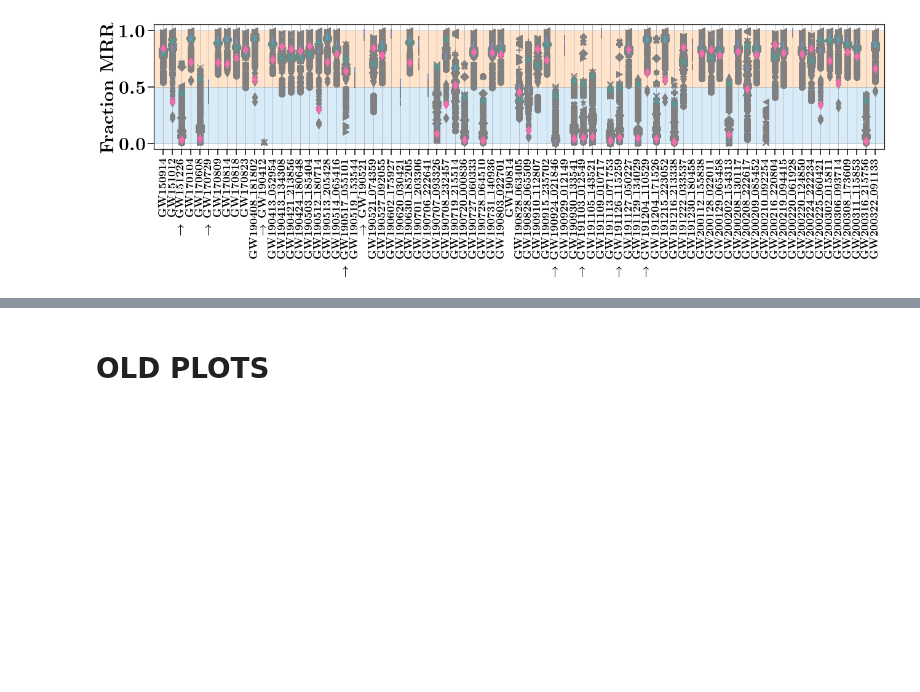
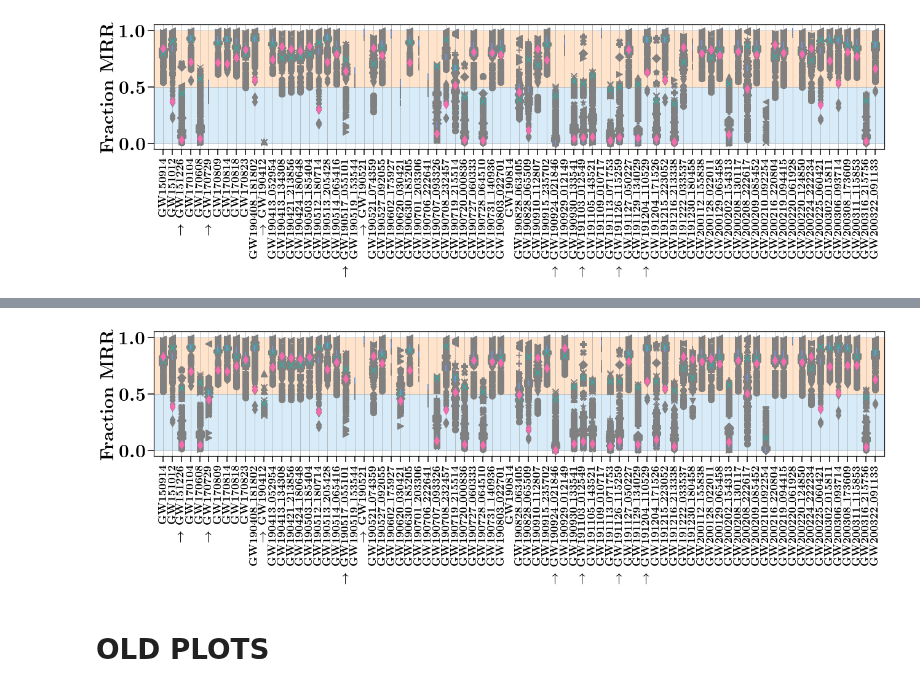
Before and after one commit to FloorBroekgaarden/MRR_Project, a Jupyter notebook: Figure6_GW_Ratio_MRR_vs_non_MRR/fraction_MRR_for_GW_CI.ipynb, the cells around one changed output, grey strips where cells are left out. Drawn from its saved outputs; the diff is of its cells as text; code cells hidden in the pictures; blank space fills up the shorter version.

```diff
--- a/Figure6_GW_Ratio_MRR_vs_non_MRR/fraction_MRR_for_GW_CI.ipynb
+++ b/Figure6_GW_Ratio_MRR_vs_non_MRR/fraction_MRR_for_GW_CI.ipynb
@@ -363,3 +363,95 @@ GW200322_091133
 # %%
 r'GW151226', r'GW170729', r'GW190412', 'GW191204_110529', 'GW190924_021846', 'GW190521
 r'GW151226', r'GW170729', r'GW190412', 'GW191204_110529', 'GW190924_021846', 'GW190521', r'GW191103$\_$012549', r'GW191126$\_$115259',  r'GW190517$\_$055101']
+# %%
+GWlist = ['GW150914', 'GW151012', 'GW151226', 'GW170104', 'GW170608', 'GW170729', \
+          'GW170809', 'GW170814', 'GW170818', 'GW170823', 'GW190408_181802', 'GW190412']
+GWlabels_ = ['GW150914', 'GW151012', 'GW151226', 'GW170104', 'GW170608', 'GW170729', \
+          'GW170809', 'GW170814', 'GW170818', 'GW170823', r'GW190408$\_$181802', 'GW190412']
+
+
+
+
+GWlist = ['GW150914', 'GW151012', 'GW151226', 'GW170104', 'GW170608', 'GW170729', 'GW170809', \
+                    'GW170814', 'GW170818', 'GW170823', 'GW190408_181802', 'GW190412', 'GW190413_052954',\
+                    'GW190413_134308', 'GW190421_213856', 'GW190424_180648', 'GW190503_185404', 'GW190512_180714', \
+                    'GW190513_205428', 'GW190514_065416', 'GW190517_055101', 'GW190519_153544', 'GW190521', \
+                    'GW190521_074359', 'GW190527_092055', 'GW190602_175927', 'GW190620_030421', 'GW190630_185205', \
+                    'GW190701_203306', 'GW190706_222641', 'GW190707_093326', 'GW190708_232457', 'GW190719_215514',\
+                    'GW190720_000836', 'GW190727_060333', 'GW190728_064510', 'GW190731_140936', 'GW190803_022701',\
+                    'GW190814', 'GW190828_063405', 'GW190828_065509', 'GW190910_112807', 'GW190915_235702', \
+                    'GW190924_021846', 'GW190929_012149', 'GW190930_133541', 'GW191103_012549', 'GW191105_143521',\
+                    'GW191109_010717', 'GW191113_071753', 'GW191126_115259', 'GW191127_050227', 'GW191129_134029', \
+                    'GW191204_110529', 'GW191204_171526', 'GW191215_223052', 'GW191216_213338', 'GW191222_033537', \
+                    'GW191230_180458', 'GW200112_155838', 'GW200128_022011', 'GW200129_065458', 'GW200202_154313', \
+                    'GW200208_130117', 'GW200208_222617', 'GW200209_085452', 'GW200210_092254', 'GW200216_220804', \
+                    'GW200219_094415', 'GW200220_061928', 'GW200220_124850', 'GW200224_222234', 'GW200225_060421',\
+                    'GW200302_015811', 'GW200306_093714', 'GW200308_173609', 'GW200311_115853', 'GW200316_215756', 'GW200322_091133']
+
+GWlabels_ = [r'GW150914', r'GW151012', r'GW151226', r'GW170104', r'GW170608', r'GW170729', r'GW170809', \
+                    'GW170814', r'GW170818', r'GW170823', r'GW190408$\_$181802', r'GW190412', r'GW190413$\_$052954',\
+                    'GW190413$\_$134308', r'GW190421$\_$213856', r'GW190424$\_$180648', r'GW190503$\_$185404', r'GW190512$\_$180714', \
+                    'GW190513$\_$205428', r'GW190514$\_$065416', r'GW190517$\_$055101', r'GW190519$\_$153544', r'GW190521', \
+                    'GW190521$\_$074359', r'GW190527$\_$092055', r'GW190602$\_$175927', r'GW190620$\_$030421', r'GW190630$\_$185205', \
+                    'GW190701$\_$203306', r'GW190706$\_$222641', r'GW190707$\_$093326', r'GW190708$\_$232457', r'GW190719$\_$215514',\
+                    'GW190720$\_$000836', r'GW190727$\_$060333', r'GW190728$\_$064510', r'GW190731$\_$140936', r'GW190803$\_$022701',\
+                    'GW190814', r'GW190828$\_$063405', r'GW190828$\_$065509', r'GW190910$\_$112807', r'GW190915$\_$235702', \
+                    'GW190924$\_$021846', r'GW190929$\_$012149', r'GW190930$\_$133541', r'GW191103$\_$012549', r'GW191105$\_$143521',\
+                    'GW191109$\_$010717', r'GW191113$\_$071753', r'GW191126$\_$115259', r'GW191127$\_$050227', r'GW191129$\_$134029', \
+                    'GW191204$\_$110529', r'GW191204$\_$171526', r'GW191215$\_$223052', r'GW191216$\_$213338', r'GW191222$\_$033537', \
+                    'GW191230$\_$180458', r'GW200112$\_$155838', r'GW200128$\_$022011', r'GW200129$\_$065458', r'GW200202$\_$154313', \
+                    'GW200208$\_$130117', r'GW200208$\_$222617', r'GW200209$\_$085452', r'GW200210$\_$092254', r'GW200216$\_$220804', \
+                    'GW200219$\_$094415', r'GW200220$\_$061928', r'GW200220$\_$124850', r'GW200224$\_$222234', r'GW200225$\_$060421',\
+                    'GW200302$\_$015811', r'GW200306$\_$093714', r'GW200308$\_$173609', r'GW200311$\_$115853', r'GW200316$\_$215756', r'GW200322$\_$091133']
+
+
+print(len(GWlabels_))
+
+
+
+
+
+GWfull = ['GW200112$\_$155838']
+
+GWhighlight =  [r'GW151226',  r'GW191103$\_$012549', r'GW191126$\_$115259', r'GW170729', r'GW190517$\_$055101',  r'GW190412', 'GW191204$\_$110529', 'GW190924$\_$021846', 'GW190521']
+
+
+GWlabels = []
+for GWl in GWlabels_:
+
+#     if GWl in [ r'GW151226', r'GW191103$\_$012549', r'GW191126$\_$115259']:
+# #         {\textcolor{cyan}{$\star$}
+#         GWlabels.append(r'$\diamond \,$  \textbf{%s}'%GWl)
+#     elif GWl in [r'GW170729', r'GW190517$\_$055101']:
+#         GWlabels.append(r'$\star \,$  \textbf{%s}'%GWl)
+#     elif GWl in [r'GW190412']:
+#         GWlabels.append(r'$\square \,$  \textbf{%s}'%GWl)
+#     elif GWl in [r'GW191204$\_$110529']:
+#         GWlabels.append(r'$\rightarrow \,$  \textbf{%s}'%GWl)
+    if GWl in GWhighlight:
+        GWlabels.append(r'$\rightarrow \,$  \textbf{%s}'%GWl)
+    else:
+        GWlabels.append(r'\textbf{%s}'%GWl)
+
+# [r'GW151226', r'GW170729']
+
+fs_GW = 30
+
+
+fig, axe = plt.subplots(1,1, figsize=(18,6))
+
+spin_threshold=0.05
+
+ylims =[-1,79]
+axe = plotMRR_nonMRR_GW_events(axe=axe, whichRate='observed', ylims=ylims, spin_threshold=spin_threshold, GWnames=GWlist,GWlabels=GWlabels)
+# axe = plotMRR_nonMRR_GW_events(axe=axe, whichRate='observed', ylims=ylims, spin_threshold=spin_threshold, GWnames=GWlist,GWlabels=GWlabels)
+
+
+
+plt.tight_layout()
+plt.savefig('./Rate_allGWs_MRR2.png', dpi=600, transparent=False)
+plt.savefig('./Rate_allGWs_MRR2.pdf', transparent=False)
+
+plt.show()
+plt.close()
+# %% [output]
@@ -366,3 +475,4 @@ r'GW151226', r'GW170729', r'GW190412', 'GW191204_110529', 'GW190924_021846', 'GW
+[figure, added]
 # %% [markdown]
 # OLD PLOTS
 # %%
```
Also changed, not shown: parts of 1 cell of this notebook, 14 other files.
